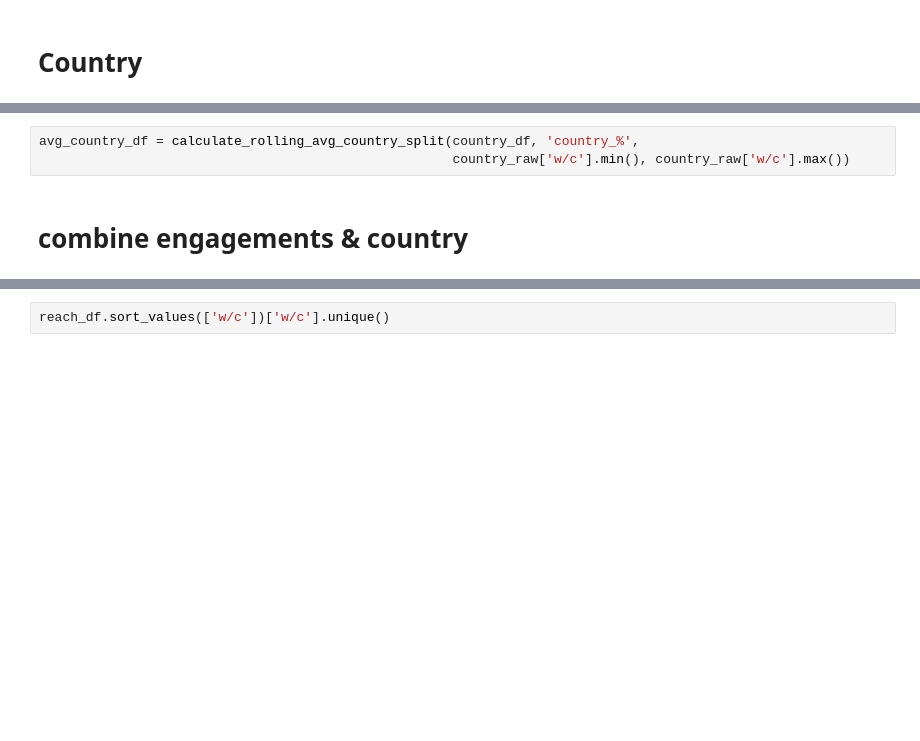
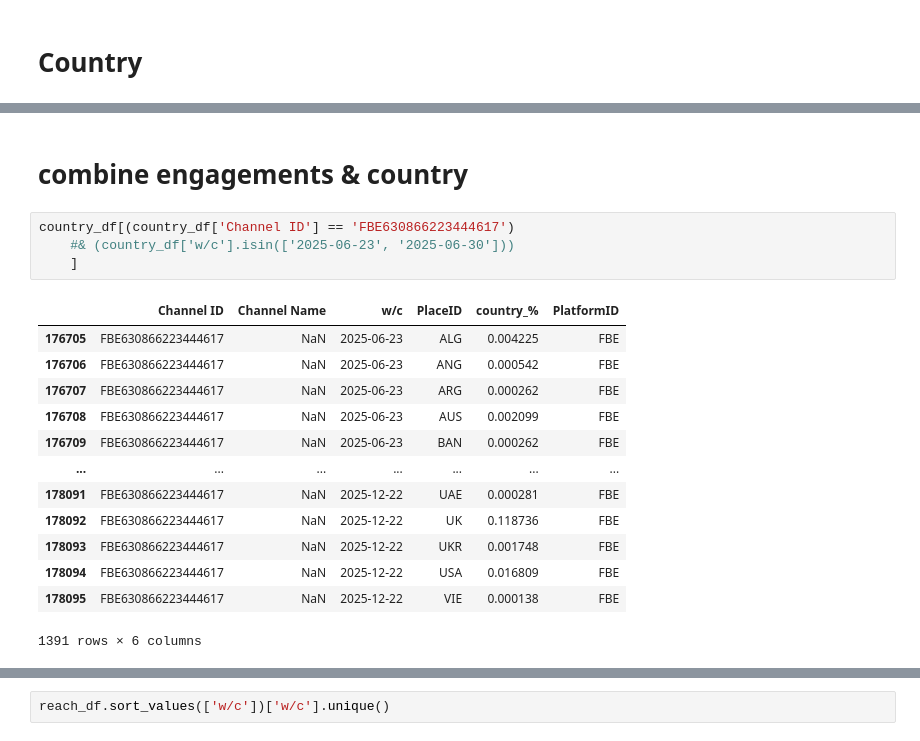
Before and after one commit to brunsd42/digiGAM, a Jupyter notebook: notebooks/3_socialMedia_combination_facebook.ipynb, the cells around one changed output, grey strips where cells are left out. Saved outputs shown, nothing was run; the diff lists cells and outputs as text; blank space fills up the shorter version.

```diff
--- a/notebooks/3_socialMedia_combination_facebook.ipynb
+++ b/notebooks/3_socialMedia_combination_facebook.ipynb
@@ -153,8 +126,23 @@ Length: 37, dtype: datetime64[ns]
-# %%
-avg_country_df = calculate_rolling_avg_country_split(country_df, 'country_%',
-                                                     country_raw['w/c'].min(), country_raw['w/c'].max())
 # %% [markdown]
 # combine engagements & country
+# %%
+country_df[(country_df['Channel ID'] == 'FBE630866223444617')
+    #& (country_df['w/c'].isin(['2025-06-23', '2025-06-30']))
+    ]
+# %% [output]
+|  | Channel ID | Channel Name | w/c | PlaceID | country_% | PlatformID |
+| 176705 | FBE630866223444617 | NaN | 2025-06-23 | ALG | 0.004225 | FBE |
+| 176706 | FBE630866223444617 | NaN | 2025-06-23 | ANG | 0.000542 | FBE |
+| 176707 | FBE630866223444617 | NaN | 2025-06-23 | ARG | 0.000262 | FBE |
+| 176708 | FBE630866223444617 | NaN | 2025-06-23 | AUS | 0.002099 | FBE |
+| 176709 | FBE630866223444617 | NaN | 2025-06-23 | BAN | 0.000262 | FBE |
+| ... | ... | ... | ... | ... | ... | ... |
+| 178091 | FBE630866223444617 | NaN | 2025-12-22 | UAE | 0.000281 | FBE |
+| 178092 | FBE630866223444617 | NaN | 2025-12-22 | UK | 0.118736 | FBE |
+| 178093 | FBE630866223444617 | NaN | 2025-12-22 | UKR | 0.001748 | FBE |
+| 178094 | FBE630866223444617 | NaN | 2025-12-22 | USA | 0.016809 | FBE |
+| 178095 | FBE630866223444617 | NaN | 2025-12-22 | VIE | 0.000138 | FBE |
+1391 rows × 6 columns
 # %%
 reach_df_raw = facebook_engagements_reach.merge(country_df, on=['Channel ID', 'w/c'], how='outer',
                                             indicator=True)
```
Also changed, not shown: parts of 8 cells of this notebook, 7 other files.
